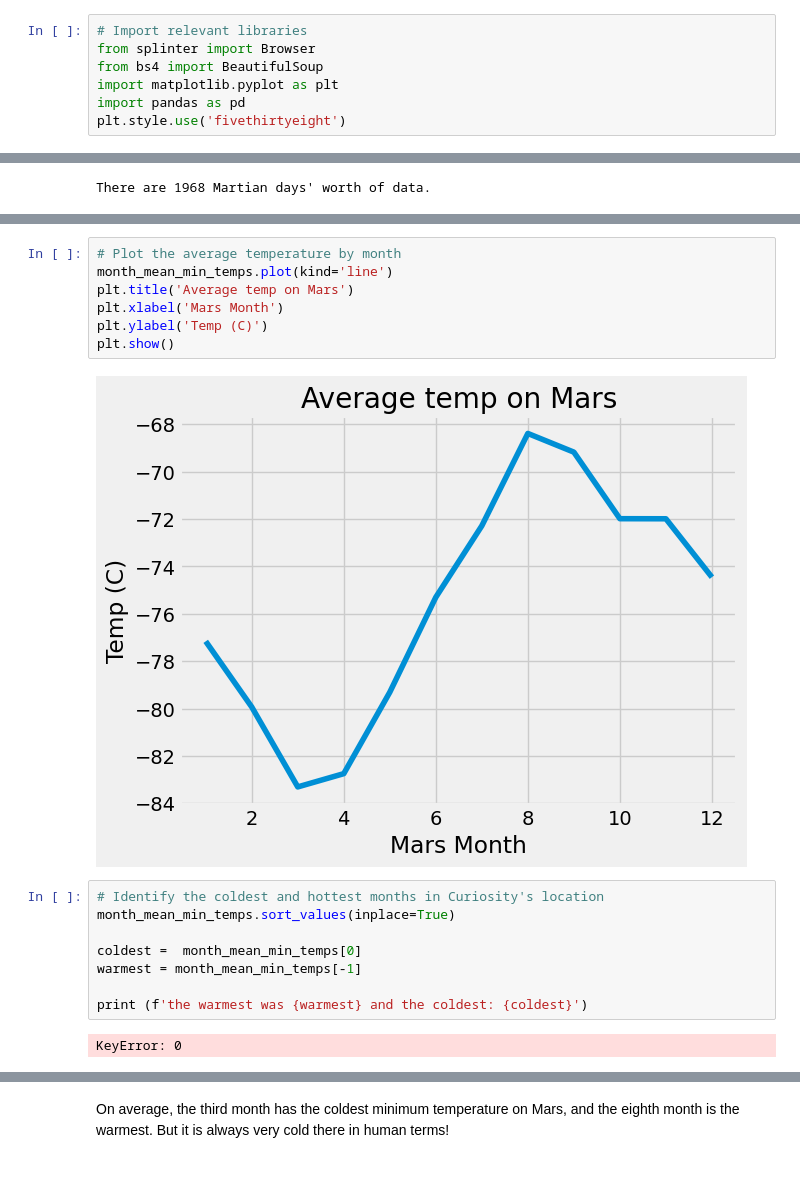
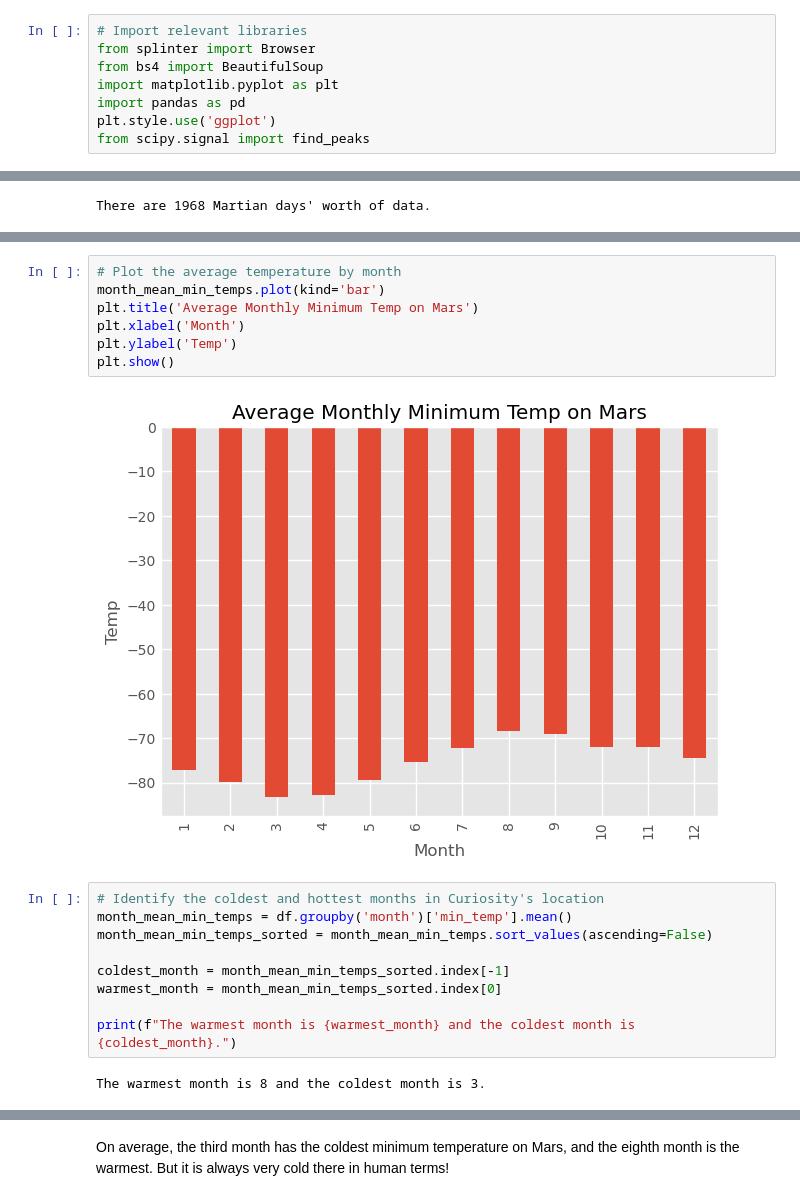
Before and after one commit to earlyann/Mars_Scraping_Challenge, a Jupyter notebook: mars_weather.ipynb, the cells around one changed output, grey strips where cells are left out. Drawn from its saved outputs; the diff is of its cells as text; blank space fills up the shorter version.

```diff
--- a/mars_weather.ipynb
+++ b/mars_weather.ipynb
@@ -7,7 +7,8 @@ from splinter import Browser
 from bs4 import BeautifulSoup
 import matplotlib.pyplot as plt
 import pandas as pd
-plt.style.use('fivethirtyeight')
+plt.style.use('ggplot')
+from scipy.signal import find_peaks
 # %%
 browser = Browser('chrome')
 # %% [markdown]
@@ -208,20 +209,21 @@ month
 Name: min_temp, dtype: float64
 # %%
 # Plot the average temperature by month
-month_mean_min_temps.plot(kind='line')
-plt.title('Average temp on Mars')
-plt.xlabel('Mars Month')
-plt.ylabel('Temp (C)')
+month_mean_min_temps.plot(kind='bar')
+plt.title('Average Monthly Minimum Temp on Mars')
+plt.xlabel('Month')
+plt.ylabel('Temp')
 plt.show()
 # %% [output]
-[figure, old version]
+[figure, new version]
 # %%
 # Identify the coldest and hottest months in Curiosity's location
-month_mean_min_temps.sort_values(inplace=True)
+month_mean_min_temps = df.groupby('month')['min_temp'].mean()
+month_mean_min_temps_sorted = month_mean_min_temps.sort_values(ascending=False)
 
-coldest =  month_mean_min_temps[0]
-warmest = month_mean_min_temps[-1]
+coldest_month = month_mean_min_temps_sorted.index[-1]
+warmest_month = month_mean_min_temps_sorted.index[0]
 
-print (f'the warmest was {warmest} and the coldest: {coldest}')
+print(f"The warmest month is {warmest_month} and the coldest month is {coldest_month}.")
 # %% [output]
-KeyError: 0
+The warmest month is 8 and the coldest month is 3.
```
Also changed, not shown: parts of 8 cells of this notebook, 2 other files.
